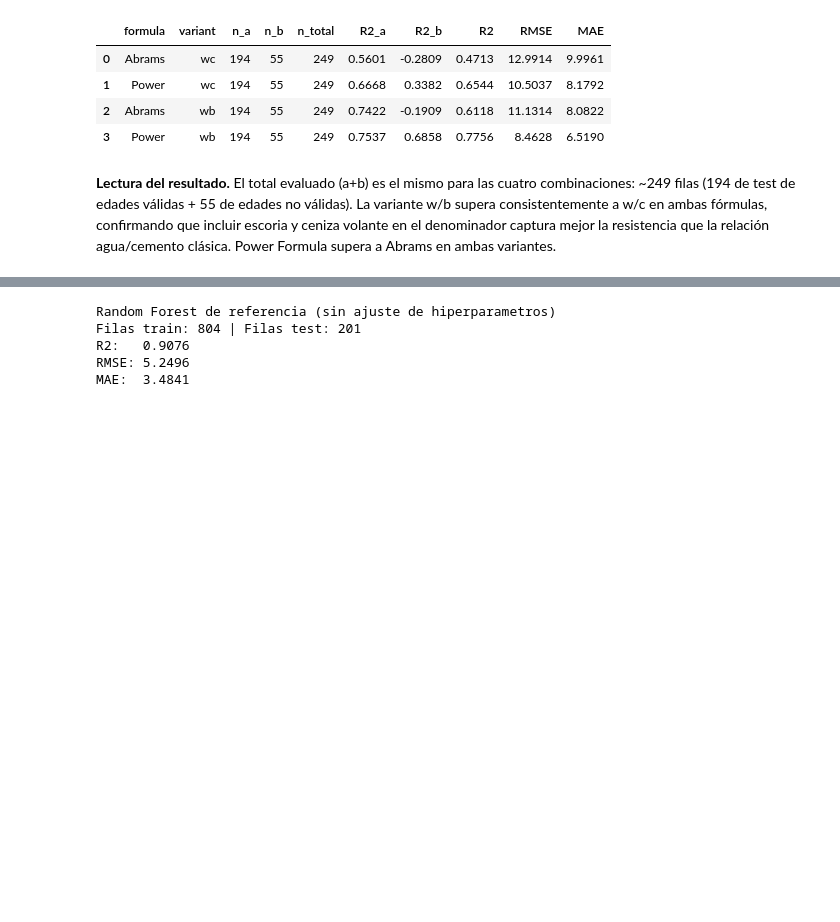
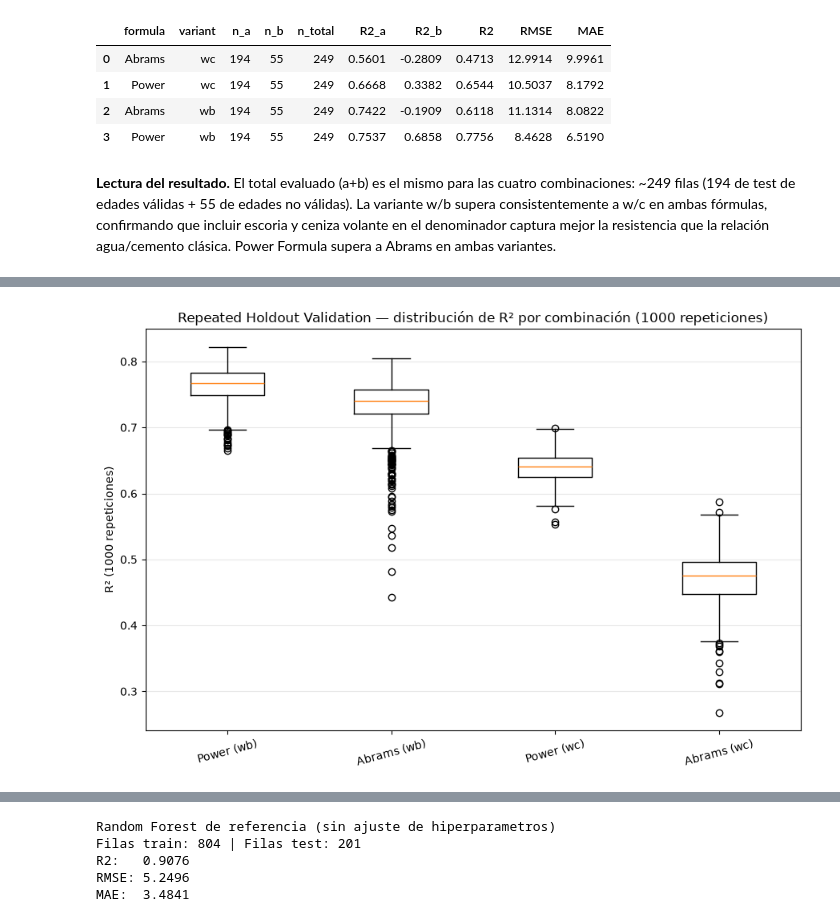
Before and after one commit to JFCRISOSTOMO/INGENIERIA-ESTRUCTURAL, a Jupyter notebook: notebooks/00_baseline_empirico.ipynb, the cells around one changed output, grey strips where cells are left out. Drawn from its saved outputs; the diff is of its cells as text; code cells hidden in the pictures; blank space fills up the shorter version.

```diff
--- a/notebooks/00_baseline_empirico.ipynb
+++ b/notebooks/00_baseline_empirico.ipynb
@@ -347,0 +431,14 @@ Total evaluado (a+b): 249 de 1005 filas del dataset limpio
+# %%
+repeated_records = []
+t_start = time.perf_counter()
+for seed in range(1, N_REPS + 1):
+    for fname, variant in COMBOS:
+        r2 = run_repetition_combo(seed, variant, fname)
+        repeated_records.append(dict(seed=seed, formula=fname, variant=variant, R2=r2))
+t_end = time.perf_counter()
+
+repeated_df = pd.DataFrame(repeated_records)
+repeated_df['modelo'] = repeated_df['formula'] + ' (' + repeated_df['variant'] + ')'
+
+print(f'Repeticiones completadas: {N_REPS} x {len(COMBOS)} combinaciones = {len(repeated_df)} corridas')
+print(f'Tiempo total real: {t_end - t_start:.2f} s (~{(t_end - t_start) / 60:.2f} min)')
@@ -347,0 +447,6 @@ Total evaluado (a+b): 249 de 1005 filas del dataset limpio
+# %%
+repeated_summary = repeated_df.groupby('modelo')['R2'].agg(
+    R2_medio='mean', R2_std='std', R2_min='min', R2_max='max'
+).reset_index()
+repeated_summary = repeated_summary.sort_values('R2_medio', ascending=False).reset_index(drop=True)
+repeated_summary.round(4)
@@ -347,0 +459,14 @@ Total evaluado (a+b): 249 de 1005 filas del dataset limpio
+# %%
+order = repeated_summary['modelo'].tolist()
+data_by_modelo = [repeated_df.loc[repeated_df.modelo == m, 'R2'].values for m in order]
+
+fig, ax = plt.subplots(figsize=(9, 6))
+ax.boxplot(data_by_modelo, tick_labels=order)
+ax.set_ylabel(f'R² ({N_REPS} repeticiones)')
+ax.set_title(f'Repeated Holdout Validation — distribución de R² por combinación ({N_REPS} repeticiones)')
+ax.grid(axis='y', alpha=0.3)
+plt.xticks(rotation=15)
+plt.tight_layout()
+plt.show()
+# %% [output]
+[figure, added]
```
Also changed, not shown: parts of 11 cells of this notebook, 1 other file.
